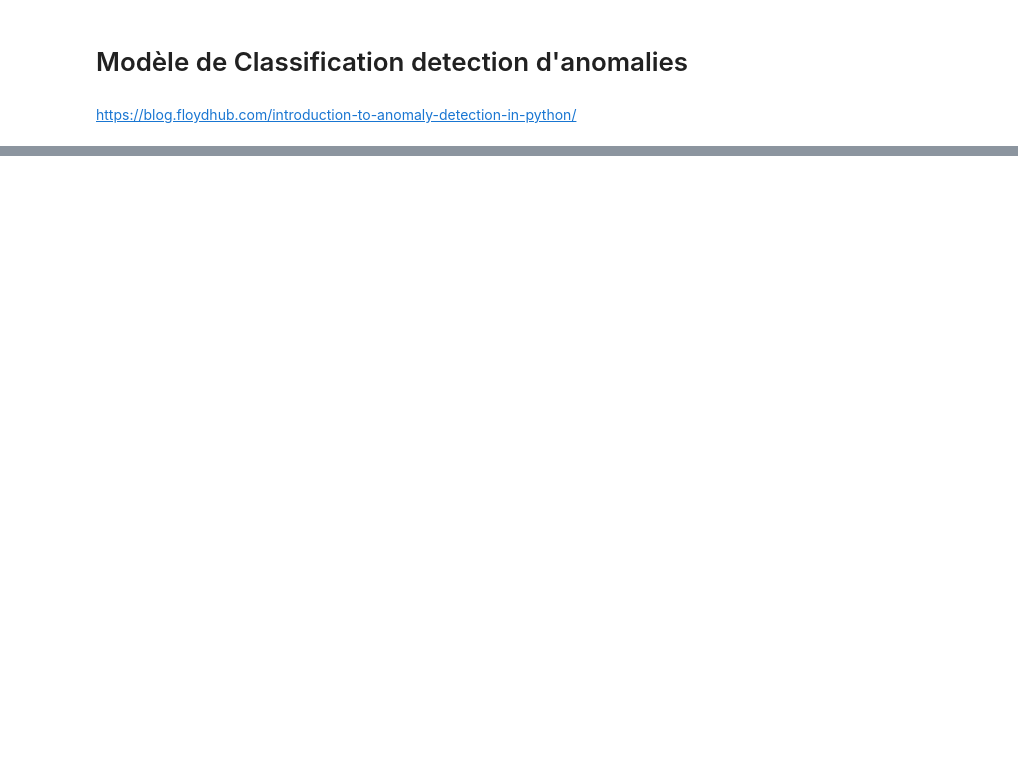
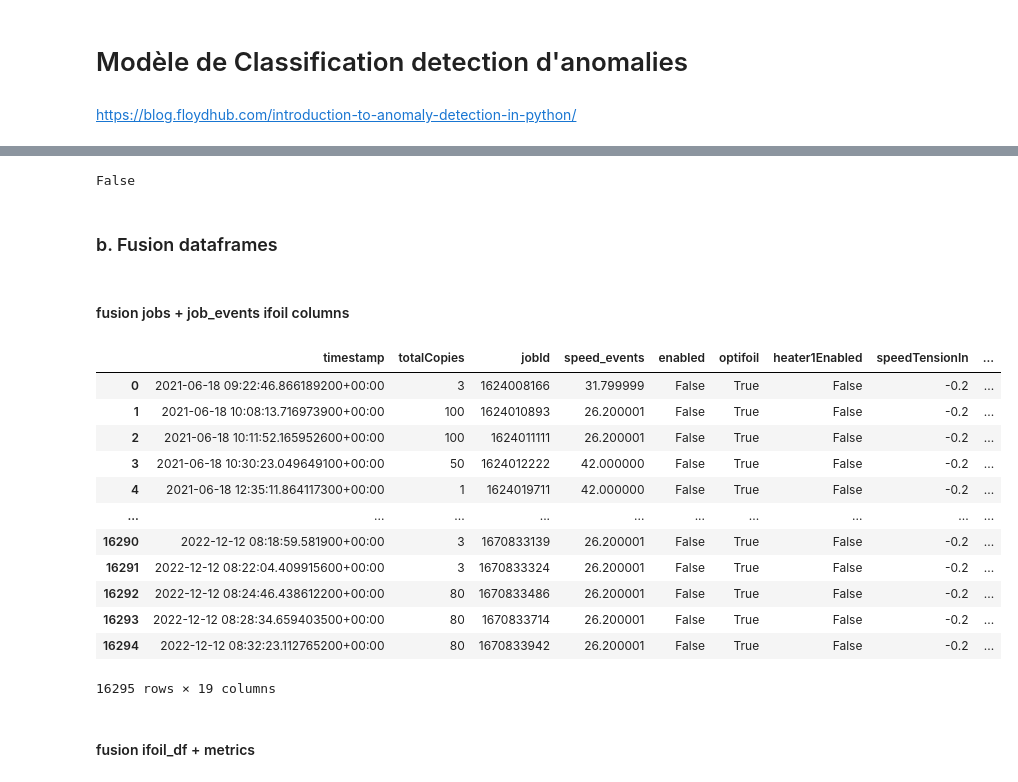
Before and after one commit to AranOribu/Prediction-Erreur-JetVarnish3DEvo, a Jupyter notebook: models/model_classification_anomaly_detection.ipynb, the cells around one changed output, grey strips where cells are left out. Drawn from its saved outputs; the diff is of its cells as text; code cells hidden in the pictures; blank space fills up the shorter version.

```diff
--- a/models/model_classification_anomaly_detection.ipynb
+++ b/models/model_classification_anomaly_detection.ipynb
@@ -119,0 +315,5 @@ plt.show()
+# %%
+# création d'un dataframe à partir du csv de données
+jobs_ifoil_df = pd.read_csv('../data/jobs/jobs_uses_ifoil_df.csv', index_col=0)
+jobs_ifoil_df.reset_index(level=None, drop=True, inplace=True, col_level=0, col_fill='')
+jobs_ifoil_df.head(2)
@@ -119,0 +330,7 @@ plt.show()
+# %%
+job_events_ifoil_df = pd.read_csv('../data/jobs/idf.csv', index_col=0)
+job_events_ifoil_df.reset_index(level=None, drop=True, inplace=True, col_level=0, col_fill='')
+# conversion des types datetim et numerique
+job_events_ifoil_df["timestamp"] = pd.to_datetime(job_events_ifoil_df["timestamp"], utc=True)
+print(job_events_ifoil_df.info())
+job_events_ifoil_df.head(2)
@@ -119,0 +358,28 @@ plt.show()
+# %%
+job_events_ifoil_df.jobId.duplicated().any()
+# %% [output]
+False
+# %% [markdown]
+### b. Fusion dataframes
+# %% [markdown]
+#### fusion jobs + job_events ifoil columns
+# %%
+jobs_batch_df = job_events_ifoil_df.merge(right=jobs_ifoil_df, on='jobId', how='outer', suffixes=['_events', '_jobs']).sort_values(by='timestamp')
+# %%
+jobs_batch_df
+# %% [output]
+|  | timestamp | totalCopies | jobId | speed_events | enabled | optifoil | heater1Enabled | speedTensionIn | ... |
+| 0 | 2021-06-18 09:22:46.866189200+00:00 | 3 | 1624008166 | 31.799999 | False | True | False | -0.2 | ... |
+| 1 | 2021-06-18 10:08:13.716973900+00:00 | 100 | 1624010893 | 26.200001 | False | True | False | -0.2 | ... |
+| 2 | 2021-06-18 10:11:52.165952600+00:00 | 100 | 1624011111 | 26.200001 | False | True | False | -0.2 | ... |
+| 3 | 2021-06-18 10:30:23.049649100+00:00 | 50 | 1624012222 | 42.000000 | False | True | False | -0.2 | ... |
+| 4 | 2021-06-18 12:35:11.864117300+00:00 | 1 | 1624019711 | 42.000000 | False | True | False | -0.2 | ... |
+| ... | ... | ... | ... | ... | ... | ... | ... | ... | ... |
+| 16290 | 2022-12-12 08:18:59.581900+00:00 | 3 | 1670833139 | 26.200001 | False | True | False | -0.2 | ... |
+| 16291 | 2022-12-12 08:22:04.409915600+00:00 | 3 | 1670833324 | 26.200001 | False | True | False | -0.2 | ... |
+| 16292 | 2022-12-12 08:24:46.438612200+00:00 | 80 | 1670833486 | 26.200001 | False | True | False | -0.2 | ... |
+| 16293 | 2022-12-12 08:28:34.659403500+00:00 | 80 | 1670833714 | 26.200001 | False | True | False | -0.2 | ... |
+| 16294 | 2022-12-12 08:32:23.112765200+00:00 | 80 | 1670833942 | 26.200001 | False | True | False | -0.2 | ... |
+16295 rows × 19 columns
+# %% [markdown]
+#### fusion ifoil_df + metrics
```
Also changed, not shown: parts of 45 cells of this notebook, 1 other file.
